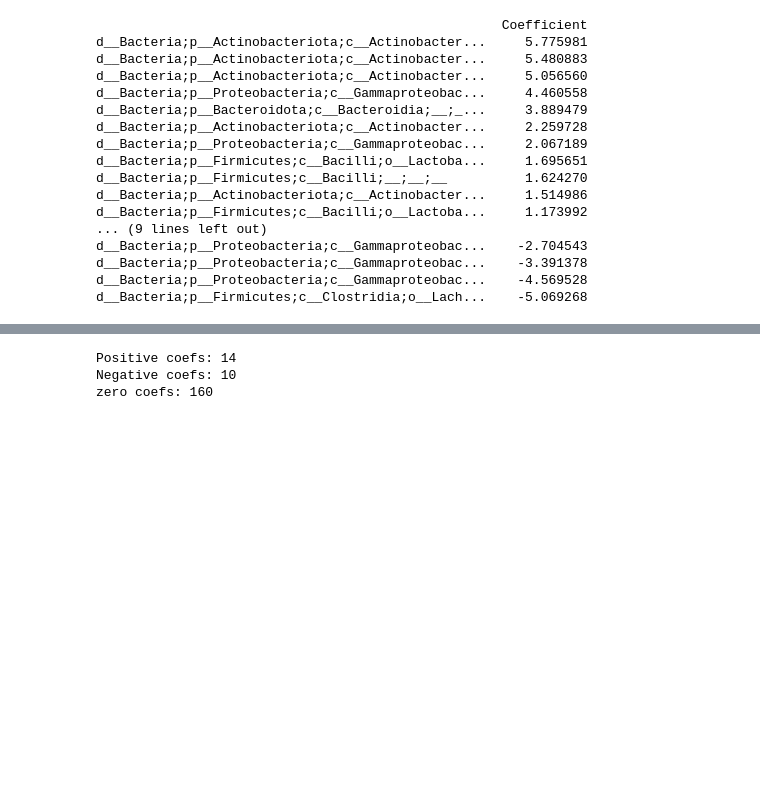
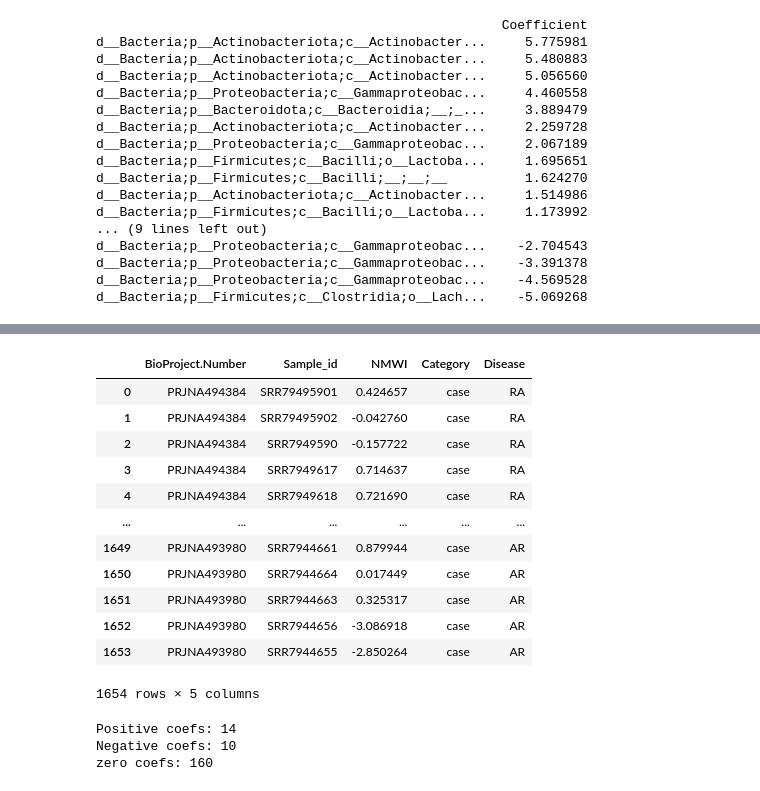
Before and after one commit to mabarrera12/NMWI, a Jupyter notebook: Codes/Notebook/Figure2.ipynb, the cells around one changed output, grey strips where cells are left out. Cells and saved outputs as stored; diff of their text form; code cells hidden in the pictures; blank space fills up the shorter version.

```diff
--- a/Codes/Notebook/Figure2.ipynb
+++ b/Codes/Notebook/Figure2.ipynb
@@ -204,0 +209,3 @@ d__Bacteria;p__Firmicutes;c__Clostridia;o__Lach...    -5.069268
+# %%
+NMWI_preds = X_new.reset_index()[['BioProject.Number', 'Sample_id']]
+NMWI_preds['NMWI'] = scores_all.tolist()
@@ -205,3 +228,19 @@ d__Bacteria;p__Firmicutes;c__Clostridia;o__Lach...    -5.069268
+# %%
+NMWI_preds.merge(sra_data[['Sample_id', 'Category', 'Disease']], on = 'Sample_id', how = 'left')
+# %% [output]
+|  | BioProject.Number | Sample_id | NMWI | Category | Disease |
+| 0 | PRJNA494384 | SRR79495901 | 0.424657 | case | RA |
+| 1 | PRJNA494384 | SRR79495902 | -0.042760 | case | RA |
+| 2 | PRJNA494384 | SRR7949590 | -0.157722 | case | RA |
+| 3 | PRJNA494384 | SRR7949617 | 0.714637 | case | RA |
+| 4 | PRJNA494384 | SRR7949618 | 0.721690 | case | RA |
+| ... | ... | ... | ... | ... | ... |
+| 1649 | PRJNA493980 | SRR7944661 | 0.879944 | case | AR |
+| 1650 | PRJNA493980 | SRR7944664 | 0.017449 | case | AR |
+| 1651 | PRJNA493980 | SRR7944663 | 0.325317 | case | AR |
+| 1652 | PRJNA493980 | SRR7944656 | -3.086918 | case | AR |
+| 1653 | PRJNA493980 | SRR7944655 | -2.850264 | case | AR |
+1654 rows × 5 columns
 # %%
 print(f'Positive coefs: {final_coef.gt(0).sum().item()}')
 print(f'Negative coefs: {final_coef.lt(0).sum().item()}')
```
Also changed, not shown: parts of 2 cells of this notebook.
